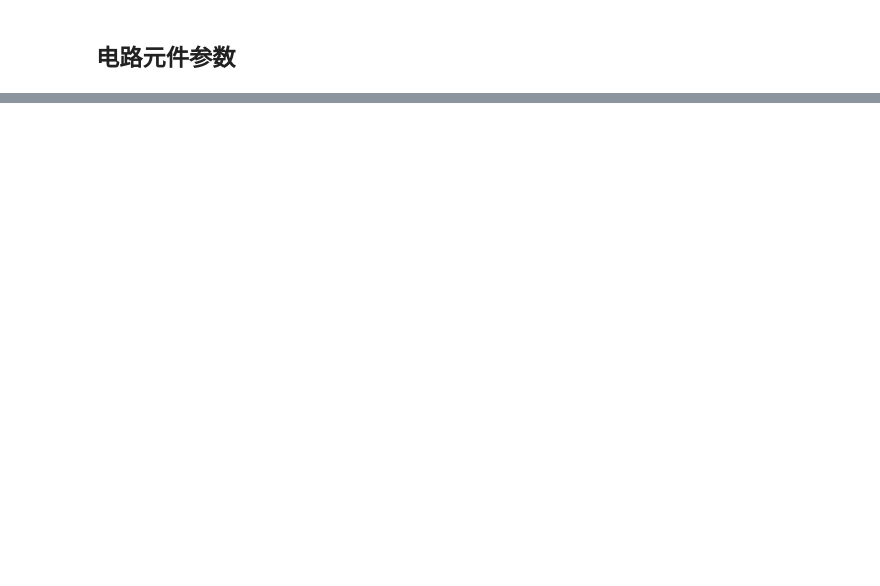
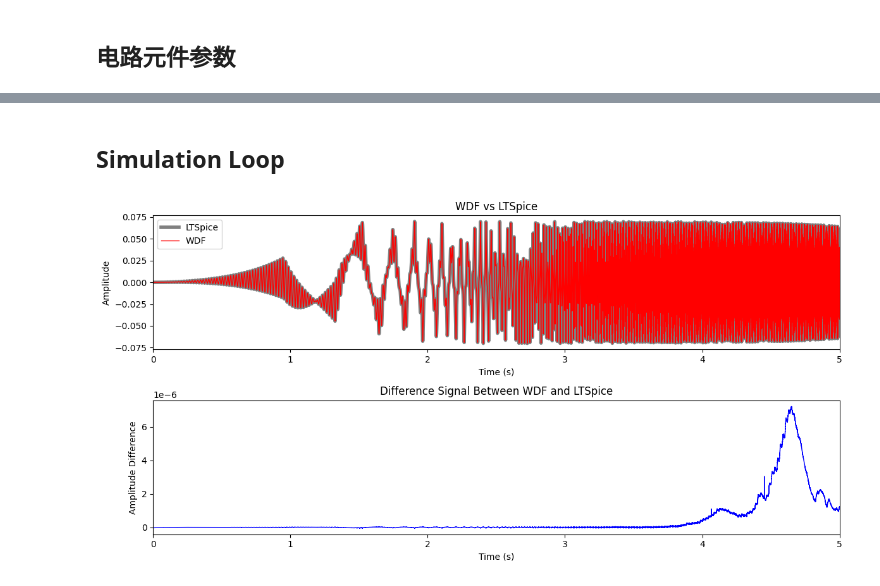
Before and after one commit to mryangsj/fuzz, a Jupyter notebook: fuzz_junction_solve.ipynb, the cells around one changed output, grey strips where cells are left out. Drawn from its saved outputs; the diff is of its cells as text; code cells hidden in the pictures; blank space fills up the shorter version.

Commit message:
Implemented static fuzz.

```diff
--- a/fuzz_junction_solve.ipynb
+++ b/fuzz_junction_solve.ipynb
@@ -98,0 +110,9 @@ S_S94 = smatrix.series([Z_S94, Z_C94, Z_S93])
+# %%
+# two-port resistor parameters
+R1 = 23e3
+R2 = 12e3
+R12 = np.diag([R1, R2])
+
+Z12 = Z_matlab[fs_index, alpha_lin_index, alpha_vol_index, 0:2, 0:2]
+Z12_inv = np.linalg.inv(Z12)
+S_R = np.linalg.inv(R12 @ Z12_inv + np.eye(2)) @ (R12 @ Z12_inv - np.eye(2))
@@ -98,0 +228,2 @@ S_S94 = smatrix.series([Z_S94, Z_C94, Z_S93])
+# %% [markdown]
+## Simulation Loop
@@ -98,0 +289,35 @@ S_S94 = smatrix.series([Z_S94, Z_C94, Z_S93])
+# %%
+figsize = (12, 6)
+xlim = (0, 5)
+
+V_ltspice = librosa.load('./matlab/output_fuzz_static.wav', sr=None)[0].reshape(-1, 1)
+y_axis = np.linspace(0, Vout.shape[0] / fs, Vout.shape[0])
+
+# 创建一个图形和两个子图（ax1 和 ax2）
+fig, (ax1, ax2) = plt.subplots(2, 1, figsize=figsize)
+
+# 在第一个子图上绘制原始信号对比
+ax1.plot(y_axis, V_ltspice, color='grey', linewidth=4)
+ax1.plot(y_axis, Vout, color='red', linewidth=1)
+ax1.set_xlabel('Time (s)')
+ax1.set_ylabel('Amplitude')
+ax1.set_title('WDF vs LTSpice')
+ax1.legend(['LTSpice', 'WDF'])
+ax1.set_xlim(xlim)
+# ax1.set_xticks(np.arange(0, 5.5, 0.5))
+
+# 计算差值信号
+diff_signal = V_ltspice - Vout
+
+# 在第二个子图上绘制差值信号图
+ax2.plot(y_axis, diff_signal, color='blue', linewidth=1)
+ax2.set_xlabel('Time (s)')
+ax2.set_ylabel('Amplitude Difference')
+ax2.set_title('Difference Signal Between WDF and LTSpice')
+ax2.set_xlim(xlim)
+# ax2.set_xticks(np.arange(0, 5.5, 0.5))
+
+plt.tight_layout()  # 调整子图的间距
+plt.show()
+# %% [output]
+[figure, added]
```
Also changed, not shown: parts of 18 cells of this notebook, 33 other files.
